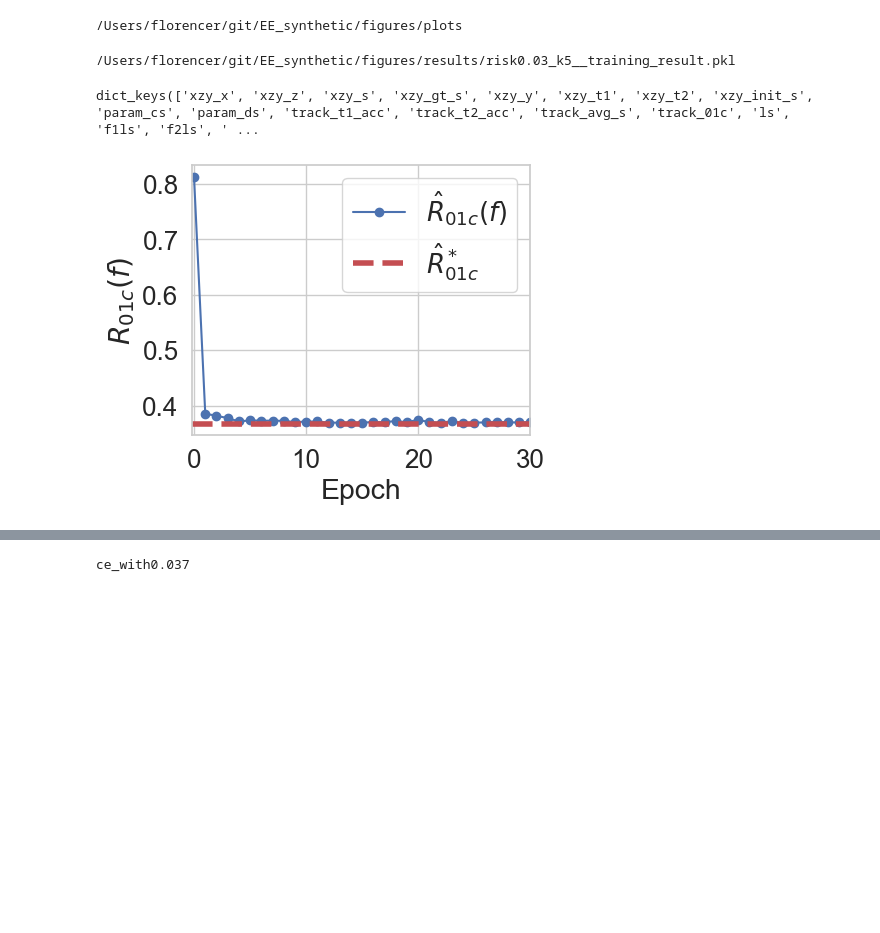
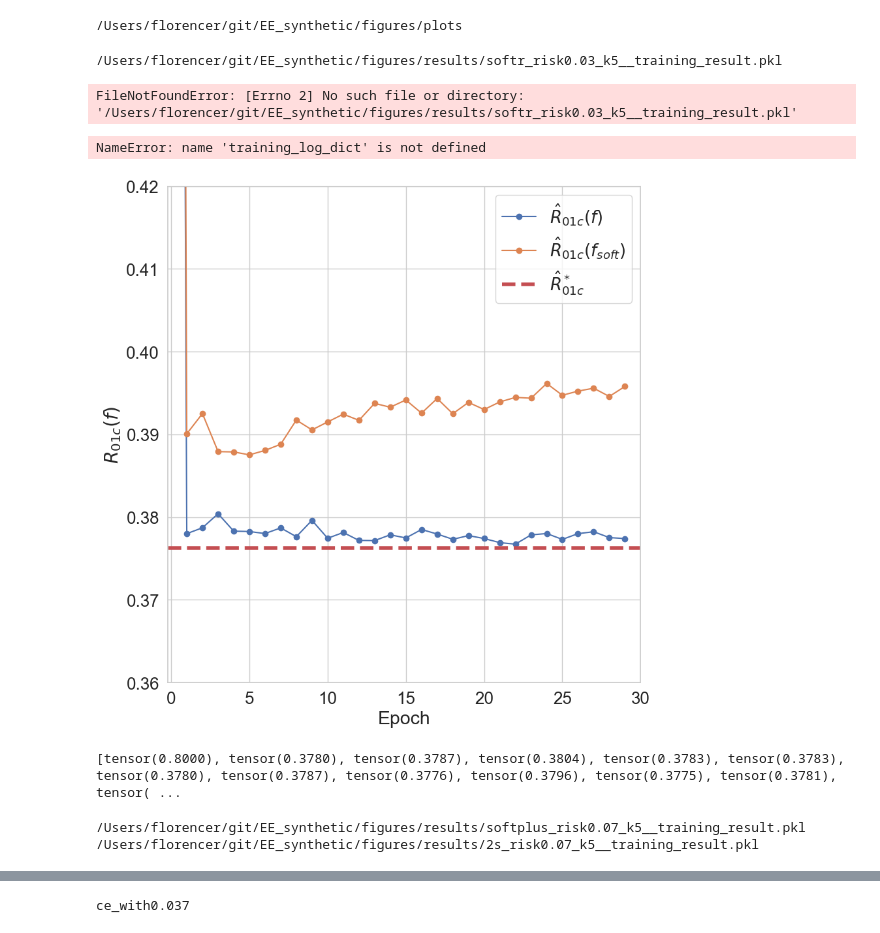
Before and after one commit to joseph-cotnareanu/EE_synthetic, a Jupyter notebook: figures/plot_results.ipynb, the cells around one changed output, grey strips where cells are left out. Saved outputs shown, nothing was run; the diff lists cells and outputs as text; code cells hidden in the pictures; blank space fills up the shorter version.

Commit message:
softplus baselne

```diff
--- a/figures/plot_results.ipynb
+++ b/figures/plot_results.ipynb
@@ -24,32 +24,54 @@ def load_experiment_of_cost(baseline, cost):
 # %%
 # filename = os.path.join(result_path, f'new2_multi_2s_exp{cost}_k5__training_result.pkl')
 # training_log_dict = load_experiment(filename)
-training_log_dict = load_experiment_of_cost('risk', 0.03)
+training_log_dict = load_experiment_of_cost('softr_risk', 0.03)
 # %% [output]
-/Users/florencer/git/EE_synthetic/figures/results/risk0.03_k5__training_result.pkl
+/Users/florencer/git/EE_synthetic/figures/results/softr_risk0.03_k5__training_result.pkl
+FileNotFoundError: [Errno 2] No such file or directory: '/Users/florencer/git/EE_synthetic/figures/results/softr_risk0.03_k5__training_result.pkl'
 # %%
 print(training_log_dict.keys())
 # %% [output]
-dict_keys(['xzy_x', 'xzy_z', 'xzy_s', 'xzy_gt_s', 'xzy_y', 'xzy_t1', 'xzy_t2', 'xzy_init_s', 'param_cs', 'param_ds', 'track_t1_acc', 'track_t2_acc', 'track_avg_s', 'track_01c', 'ls', 'f1ls', 'f2ls', ' ...
+NameError: name 'training_log_dict' is not defined
 # %%
 sns.set_theme(style="whitegrid")
-plt.figure(figsize=(5, 4))
+plt.figure(figsize=(9, 9))
 sns.set_context("notebook", font_scale=1.7)
 test_01c = training_log_dict['track_01c']
 train_loss = training_log_dict['track_epoch_loss']
 optimal_l01c = training_log_dict['optimal_l01c']
 
 #plt.plot(train_loss, label=r'$\hat{R}_{hinge}(f)$', marker='o')
-plt.plot(test_01c, label=r'$\hat{R}_{01c}(f)$', marker='o')
+#plt.plot(test_01c, label=r'$\hat{R}_{01c}(f_{sr})$', marker='o')
+#plt.plot(ctc, label=r'$\hat{R}_{01c}(f_{ct})$', marker='o')
+plt.plot(s2, label=r'$\hat{R}_{01c}(f)$', marker='o')
+plt.plot(soft, label=r'$\hat{R}_{01c}(f_{soft})$', marker='o')
 plt.axhline(y=optimal_l01c, color='r', linestyle='--', linewidth=4, label=r'$\hat{R}^*_{01c}$')
 plt.xlim([-0.2,30])
-#plt.ylim([0.37,0.4])
+plt.ylim([0.36,0.42])
 plt.xlabel('Epoch')
 plt.ylabel(r'$R_{01c}(f)$')
 plt.legend()
 plt.tight_layout()
 plt.show()
 #plt.savefig(os.path.join(figure_path, prefix+'R01c.pdf'))
 plt.close()
+print(test_01c)
 # %% [output]
-[figure, old version]
+[figure, new version]
+[tensor(0.8000), tensor(0.3780), tensor(0.3787), tensor(0.3804), tensor(0.3783), tensor(0.3783), tensor(0.3780), tensor(0.3787), tensor(0.3776), tensor(0.3796), tensor(0.3775), tensor(0.3781), tensor( ...
+# %%
+# training_log_dict = load_experiment_of_cost('ctmatch_opt_rate_risk', 0.03)
+# ct = training_log_dict['track_01c']
+# training_log_dict = load_experiment_of_cost('2s_risk', 0.03)
+# s2 = training_log_dict['track_01c']
+# training_log_dict = load_experiment_of_cost('ctc_risk', 0.03)
+# ctc = training_log_dict['track_01c']
+# training_log_dict = load_experiment_of_cost('softr_risk', 0.03)
+# sr = training_log_dict['track_01c']
+training_log_dict = load_experiment_of_cost('softplus_risk', 0.07)
+soft = training_log_dict['track_01c']
+training_log_dict = load_experiment_of_cost('2s_risk', 0.07)
+s2 = training_log_dict['track_01c']
+# %% [output]
+/Users/florencer/git/EE_synthetic/figures/results/softplus_risk0.07_k5__training_result.pkl
+/Users/florencer/git/EE_synthetic/figures/results/2s_risk0.07_k5__training_result.pkl
```
Also changed, not shown: parts of 2 cells of this notebook, 38 other files.
